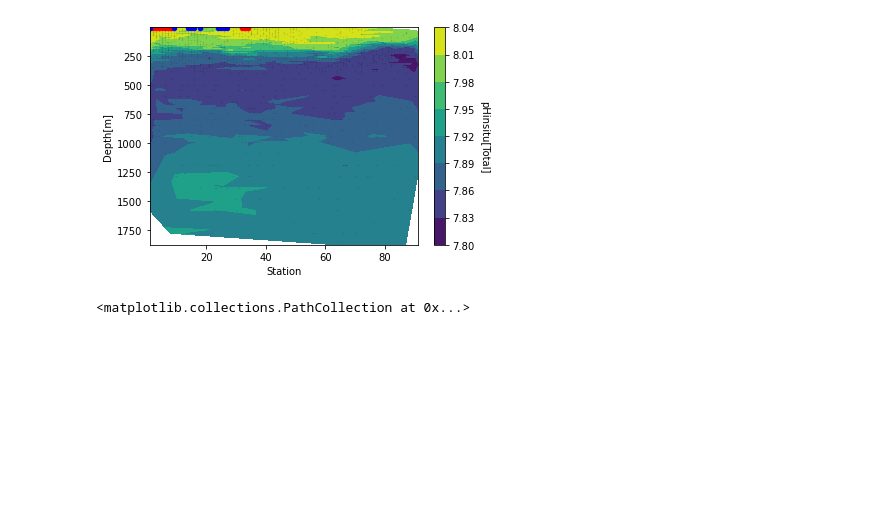
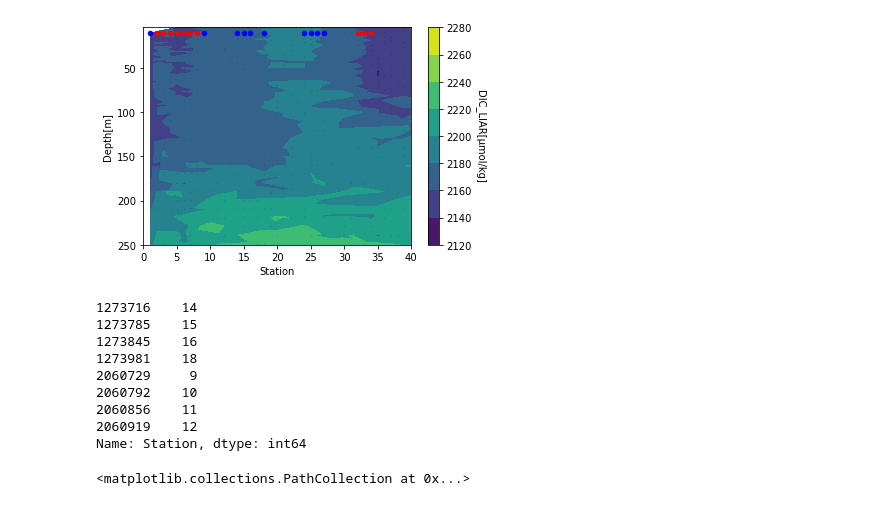
Before and after one commit to Williams-OBGC-Lab/SOCCOM_eddy, a Jupyter notebook: eddy_contour_plots.ipynb, the cells around one changed output. Drawn from its saved outputs; the diff is of its cells as text; code cells hidden in the pictures; blank space fills up the shorter version.

Commit message:
Look at float ID = 5906030

```diff
--- a/eddy_contour_plots.ipynb
+++ b/eddy_contour_plots.ipynb
@@ -42,7 +42,7 @@ import matplotlib.dates as mdates
 from datetime import datetime
 
 
-def ctr_plot (df, df_eddy, float_ID, x_var, y_var, z_var,):
+def ctr_plot (df, df_eddy, float_ID, x_var, y_var, z_var,duplicates):
     """
     Inputs
     ----------
@@ -79,6 +79,24 @@ def ctr_plot (df, df_eddy, float_ID, x_var, y_var, z_var,):
     eddy_length_anticyclonic = len(eddy_ID_anticyclonic)
     eddy_y_anticyclonic = [10] * eddy_length_anticyclonic
 
+    #a_seen = []
+    #a_dupes = []
+    #c_seen = []
+    #c_dupes = []
+
+    #if duplicates == True:
+        #for f in eddy_ID_anticyclonic['eddy_ID']:
+            #if f in seen:
+                #a_dupes.append(x)
+            #else:
+                #a_seen.append(x)
+        #for f in eddy_ID_cyclonic['eddy_ID']:
+            #if f in c_seen:
+                #c_dupes.append(x)
+            #else:
+                #c_seen.append(x)
+
+
     fig, ax = plt.subplots(1,1)
 
     ct = ax.tricontourf(Subset[x_var], Subset[y_var], Subset[z_var])
@@ -88,7 +106,8 @@ def ctr_plot (df, df_eddy, float_ID, x_var, y_var, z_var,):
     cbar.set_label(z_var, rotation=270, labelpad=15)
     ax.set_xlabel(x_var)
     ax.set_ylabel(y_var)
-    #plt.ylim(bottom = 1000)
+    plt.ylim(bottom = 250)
+    plt.xlim([0,40])
 
     plt.scatter(
         Subset[x_var],
@@ -97,8 +116,13 @@ def ctr_plot (df, df_eddy, float_ID, x_var, y_var, z_var,):
         c='black',
         alpha=0.1,
     )
+
     plt.scatter(eddy_ID_cyclonic[x_var], eddy_y_cyclonic, c='red', s =20)
     plt.scatter(eddy_ID_anticyclonic[x_var], eddy_y_anticyclonic, c='blue', s =20)
+    #plt.scatter(c_dupes[x_var], c_dupes, c='black', s =20)
+    #plt.scatter(a_dupes[x_var], a_dupes, c='black', s =20)
+
+    #plt.scatter(dupe_1[x_var], dupe_1, c='red', s =20)
 
     #print(Subset)
 
@@ -106,12 +130,24 @@ def ctr_plot (df, df_eddy, float_ID, x_var, y_var, z_var,):
 # %%
 float_ID = 5906030
 x_var = 'Station'
 y_var = 'Depth[m]'
-z_var = pH
+z_var = DIC
+duplicates = []
 
-test = ctr_plot(SOCCOM, SOCCOM_eddy, float_ID, x_var, y_var, z_var)
+test = ctr_plot(SOCCOM, SOCCOM_eddy, float_ID, x_var, y_var, z_var, duplicates ==True)
+
+print(SOCCOM_eddy['Station'].loc[SOCCOM_eddy['eddy_ID'] == 182518])
 # %% [output]
-[figure, old version]
+[figure, new version]
+1273716    14
+1273785    15
+1273845    16
+1273981    18
+2060729     9
+2060792    10
+2060856    11
+2060919    12
+Name: Station, dtype: int64
 # %%
 #Define orsi fronts
 def load_orsi_fronts(data_dir):
```
Also changed, not shown: parts of 2 cells of this notebook.
